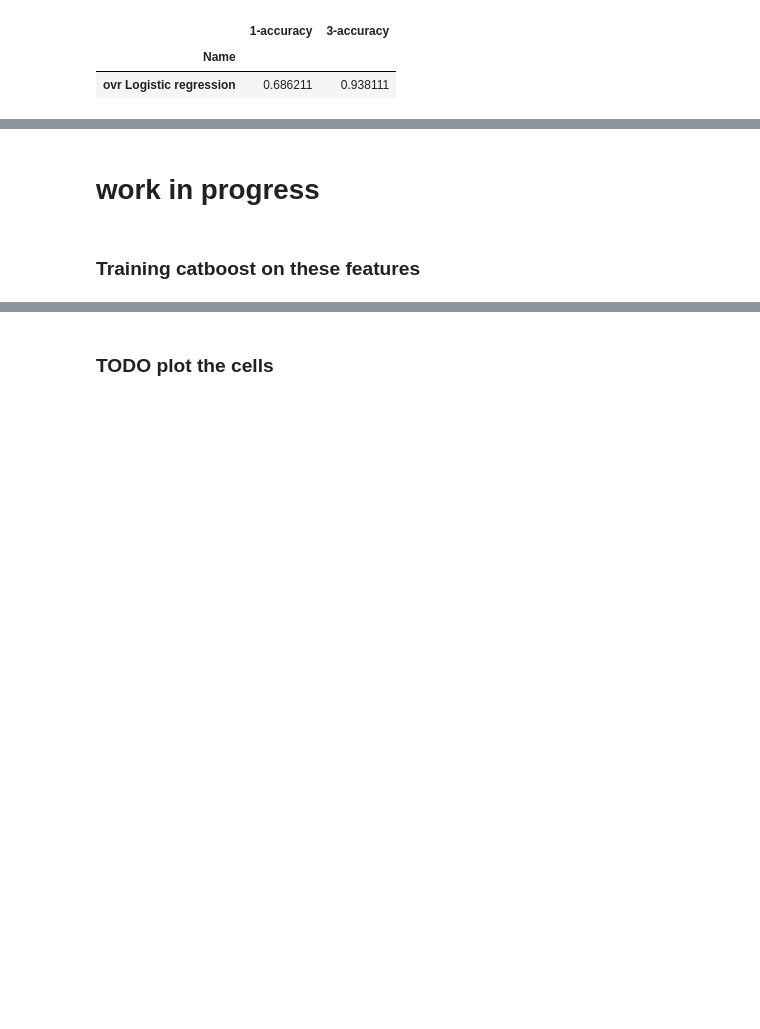
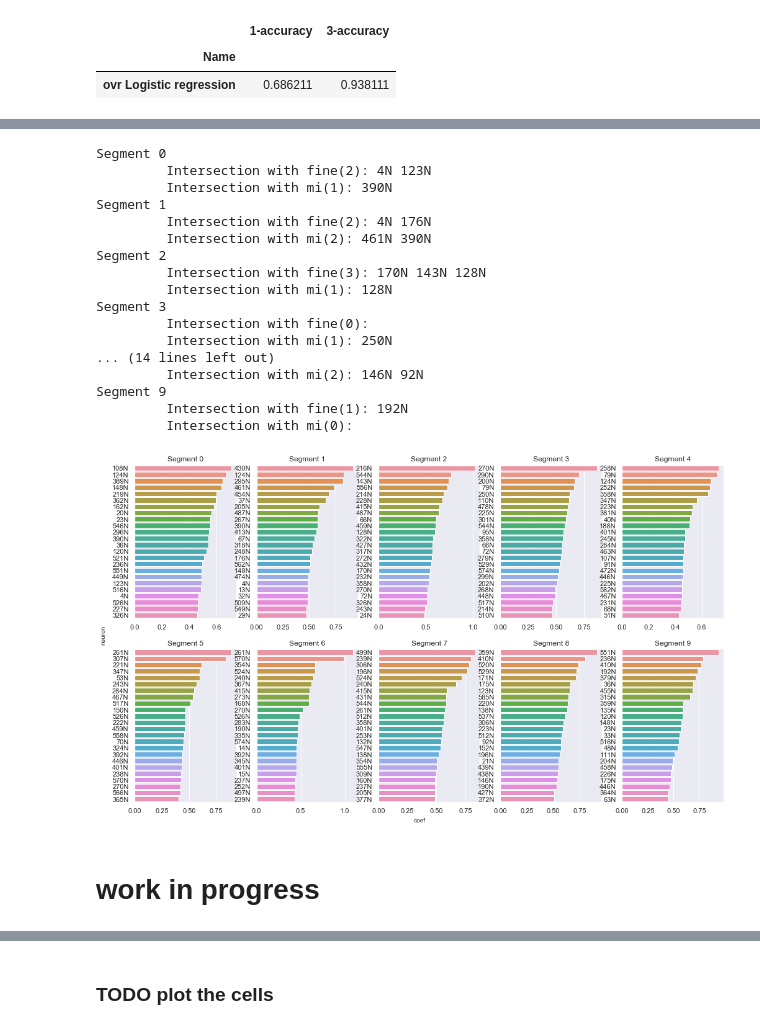
Before and after one commit to thxi/PlaceCells, a Jupyter notebook: Part_1.ipynb, the cells around one changed output, grey strips where cells are left out. Cells and saved outputs as stored; diff of their text form; code cells hidden in the pictures; blank space fills up the shorter version.

```diff
--- a/Part_1.ipynb
+++ b/Part_1.ipynb
@@ -482,0 +551,15 @@ Segment 9
+# %%
+lr_model = LogisticRegression(random_state=0,
+                              penalty='l2',
+                              multi_class='ovr',
+                              max_iter=1000).fit(X_train, y_train)
+
+
+y_preds = [
+    (lr_model.predict(X_test).reshape(-1), 'ovr Logistic regression')
+]
+
+pd.DataFrame([
+    [name, acc_1(y_pred, y_test), acc_3(y_pred, y_test)]
+    for y_pred, name in y_preds
+], columns=['Name', '1-accuracy', '3-accuracy']).set_index('Name')
@@ -482,0 +570,5 @@ Segment 9
+# %%
+lrn = pd.DataFrame(lr_model.coef_.T, index=X.columns)
+lrn.index.names = ['neuron']
+lrn = lrn.reset_index()
+lrn.head()
@@ -483,4 +582,51 @@ Segment 9
+# %%
+#plt.figure(figsize=(17, 10))
+fig, _ = plt.subplots(sharex=True, sharey=True, figsize=(17, 10))
+fig.text(0.5, 0.08, 'coef', ha='center')
+fig.text(0.08, 0.5, 'neuron', va='center', rotation='vertical')
+
+lrovr_best_neurons = []
+
+for segment in range(NUM_SEGMENTS):
+    plt.subplot(2, 5, segment + 1)
+    s = lrn[['neuron', segment]].copy()
+    s[segment] = abs(s[segment])
+    s = s.sort_values(segment, ascending=False)[:24]
+    s.rename(columns = {segment: 'coef'}, inplace = True)
+
+    ax = sns.barplot(x='coef', y='neuron', data=s);
+
+
+    lrovr_best_neurons.append(s['neuron'])
+    fine_lr_intersect = set(fine_neurons) & set(s['neuron'])
+    mi_lr_intersect = set(mi_best_neurons) & set(s['neuron'])
+
+
+    ax.set_title(f"Segment {segment}");
+    ax.set_ylabel("")
+    ax.set_xlabel("")
+
+    print(f"Segment {segment}")
+    print(f"\t Intersection with fine({len(fine_lr_intersect)}): {' '.join(fine_lr_intersect)}")
+    print(f"\t Intersection with mi({len(mi_lr_intersect)}): {' '.join(mi_lr_intersect)}")
+# %% [output]
+Segment 0
+         Intersection with fine(2): 4N 123N
+         Intersection with mi(1): 390N
+Segment 1
+         Intersection with fine(2): 4N 176N
+         Intersection with mi(2): 461N 390N
+Segment 2
+         Intersection with fine(3): 170N 143N 128N
+         Intersection with mi(1): 128N
+Segment 3
+         Intersection with fine(0):
+         Intersection with mi(1): 250N
+... (14 lines left out)
+         Intersection with mi(2): 146N 92N
+Segment 9
+         Intersection with fine(1): 192N
+         Intersection with mi(0):
+[figure, added]
 # %% [markdown]
 # work in progress
-# %% [markdown]
-### Training catboost on these features
```
Also changed, not shown: parts of 20 cells of this notebook, 1 other file.
